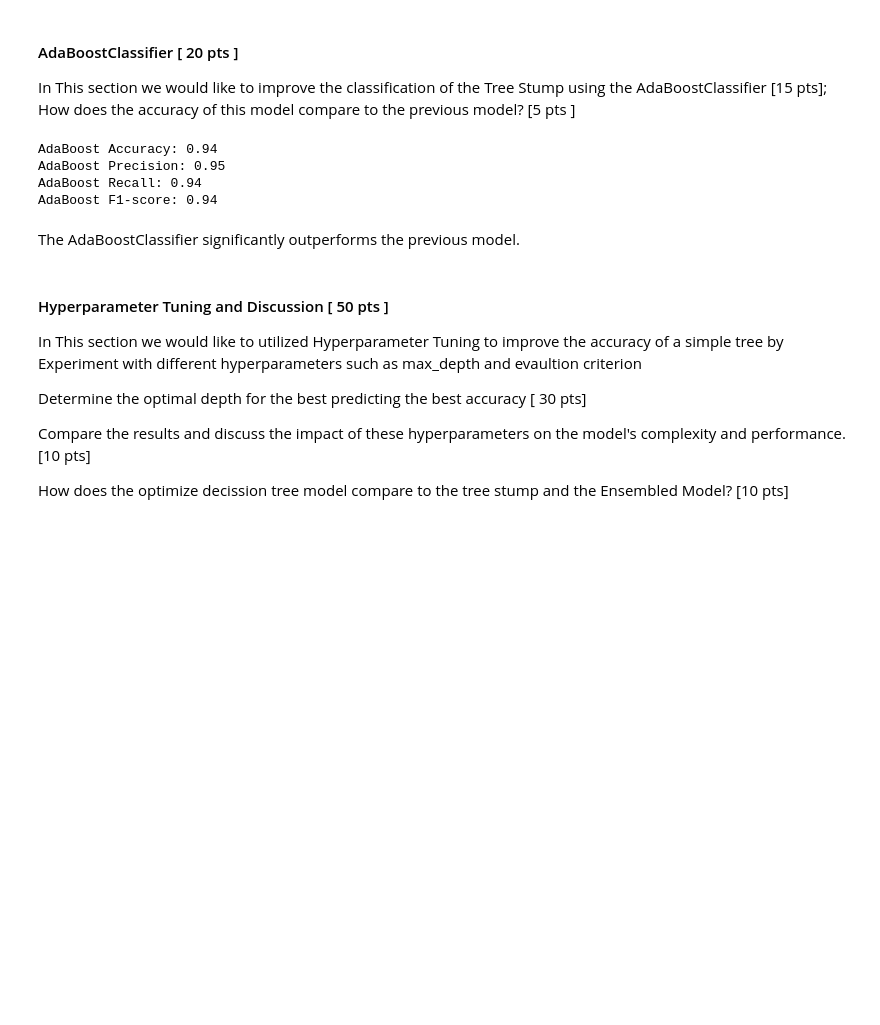
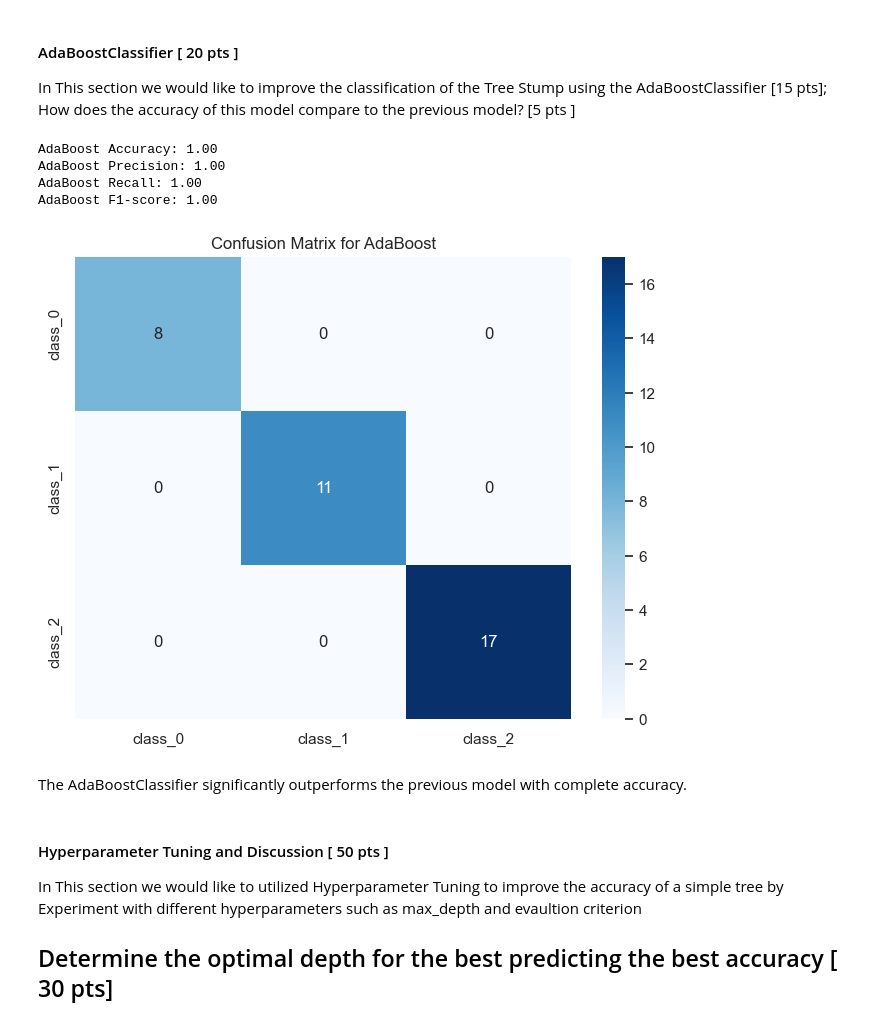
Before and after one commit to mike-keating-iv/ise538, a Jupyter notebook: assignment3/homework3.ipynb, the cells around one changed output. Cells and saved outputs as stored; diff of their text form; code cells hidden in the pictures; blank space fills up the shorter version.

```diff
--- a/assignment3/homework3.ipynb
+++ b/assignment3/homework3.ipynb
@@ -136,37 +126,41 @@ In This section we would like to improve the classification of the Tree Stump us
 # %%
 from sklearn.ensemble import AdaBoostClassifier
 
 # Train an AdaBoost classifier with 50 estimators using the 'SAMME' algorithm
 ada = AdaBoostClassifier(n_estimators=50, algorithm="SAMME", random_state=123)
 ada.fit(X_train, y_train)
 # Evaluate the AdaBoost model
 y_pred_ada = ada.predict(X_test)
 accuracy_ada = accuracy_score(y_test, y_pred_ada)
 precision_ada = precision_score(y_test, y_pred_ada, average="weighted", zero_division=0)
 recall_ada = recall_score(y_test, y_pred_ada, average="weighted", zero_division=0)
 f1_ada = f1_score(y_test, y_pred_ada, average="weighted", zero_division=0)
 
 print(f"AdaBoost Accuracy: {accuracy_ada:.2f}")
 print(f"AdaBoost Precision: {precision_ada:.2f}")
 print(f"AdaBoost Recall: {recall_ada:.2f}")
 print(f"AdaBoost F1-score: {f1_ada:.2f}")
+
+# Confusion Matrix for AdaBoost
+conf_matrix_ada = confusion_matrix(y_test, y_pred_ada)
+plt.figure(figsize=(8, 6))
+sns.heatmap(conf_matrix_ada, annot=True, fmt="d", cmap="Blues", xticklabels=wine.target_names, yticklabels=wine.target_names)
+plt.title("Confusion Matrix for AdaBoost")
+plt.show()
 # %% [output]
-AdaBoost Accuracy: 0.94
-AdaBoost Precision: 0.95
-AdaBoost Recall: 0.94
-AdaBoost F1-score: 0.94
+AdaBoost Accuracy: 1.00
+AdaBoost Precision: 1.00
+AdaBoost Recall: 1.00
+AdaBoost F1-score: 1.00
+[figure, added]
 # %% [markdown]
-The AdaBoostClassifier significantly outperforms the previous model.
+The AdaBoostClassifier significantly outperforms the previous model with complete accuracy.
 # %% [markdown]
 #### Hyperparameter Tuning and Discussion [ 50 pts ]
 
 In This section we would like to utilized Hyperparameter Tuning to improve the accuracy of a simple tree by Experiment with different hyperparameters such as max_depth and evaultion criterion
 
-Determine the optimal depth for the best predicting the best accuracy [ 30 pts]
-
-Compare the results and discuss the impact of these hyperparameters on the model's complexity and performance. [10 pts]
-
-How does the optimize decission tree model compare to the tree stump and the Ensembled Model? [10 pts]
+## Determine the optimal depth for the best predicting the best accuracy [ 30 pts]
 # %%
 # Hyperparameter Tuning
 param_grid = {"max_depth": [1, 2, 3, 4, 5], "criterion": ["gini", "entropy"]}
```
Also changed, not shown: parts of 9 cells of this notebook.
